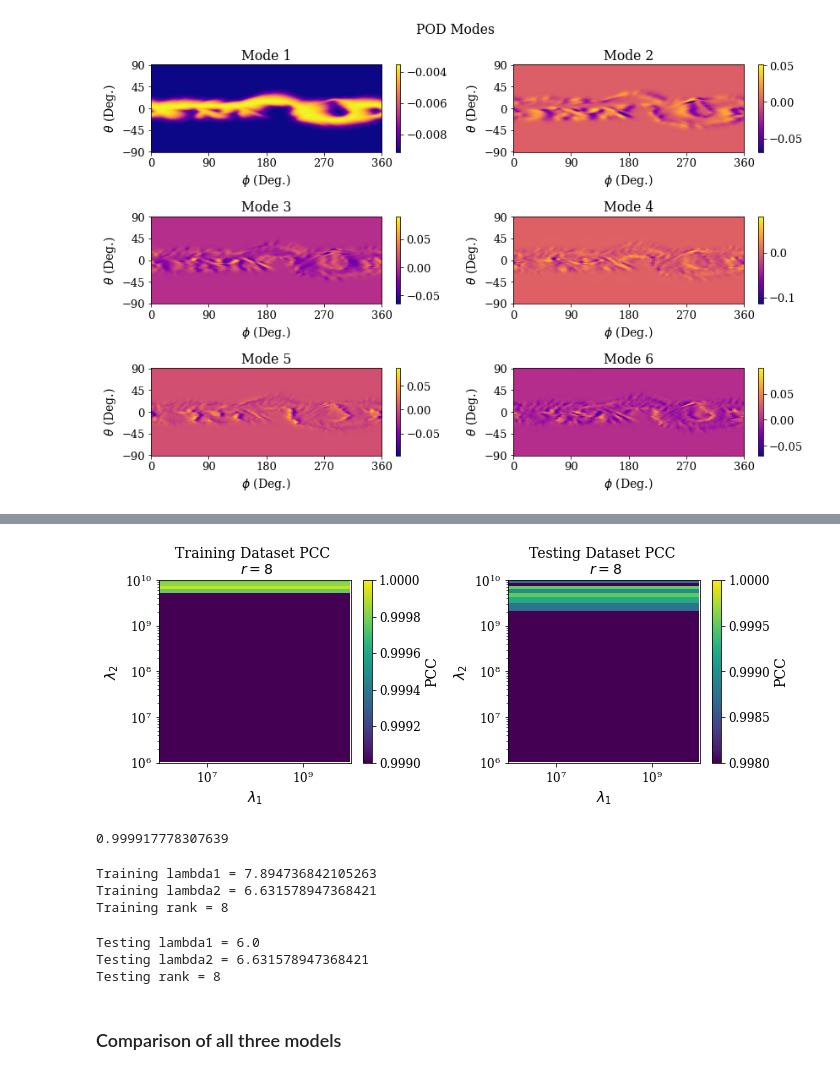
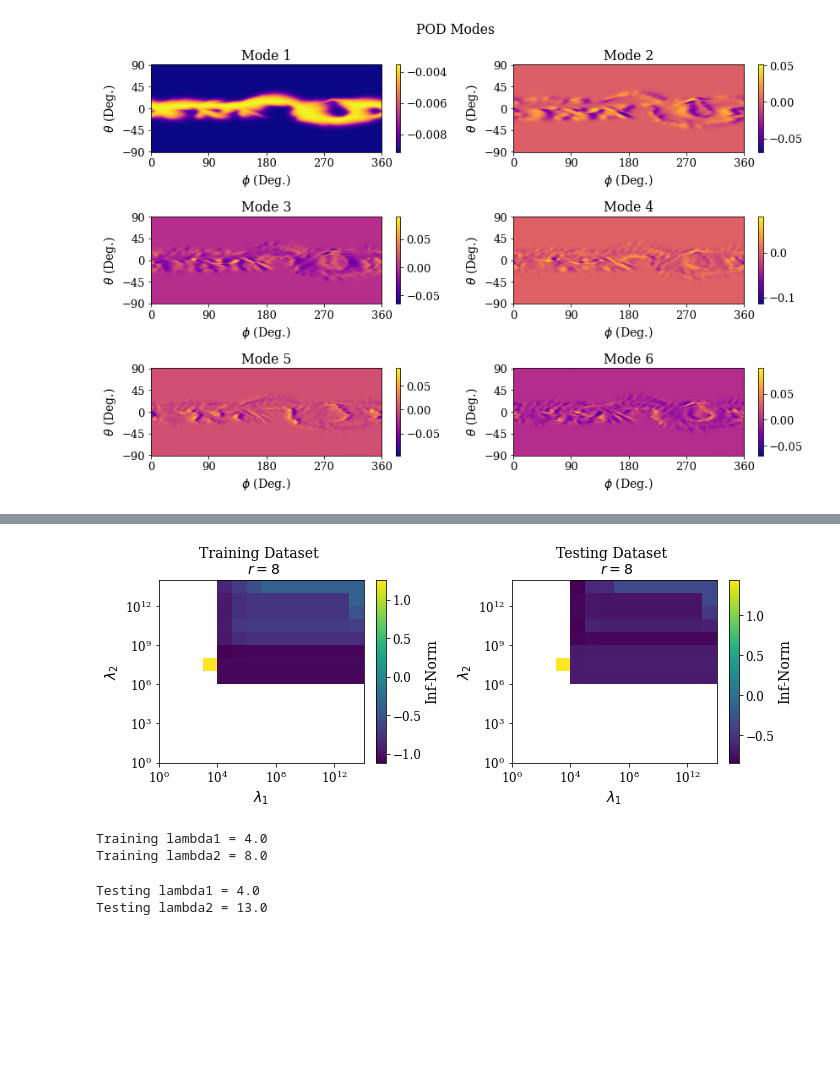
Before and after one commit to opaliss/Space-Weather-ROM, a Jupyter notebook: MHD/sOpInf-MHD-FullSun.ipynb, the cells around one changed output, grey strips where cells are left out. Drawn from its saved outputs; the diff is of its cells as text; code cells hidden in the pictures; blank space fills up the shorter version.

```diff
--- a/MHD/sOpInf-MHD-FullSun.ipynb
+++ b/MHD/sOpInf-MHD-FullSun.ipynb
@@ -495,2 +378,0 @@ X_ROM.shape
-# %%
-X_ROM = undo_flatten(X_ROM)
@@ -535,11 +393,0 @@ For more detail, we evaluate the $\ell^2$ error of the ROM output in time, compa
-# %%
-fig, ax = plt.subplots(figsize=(10, 5))
-for jj in range(len(r)):
-    pcc = stats.pearsonr(np.ndarray.flatten(V[:, :, jj]), np.ndarray.flatten(V_ROM[:, :, jj]))[0]
-    ax.scatter(r.to(u.AU).value[jj], pcc, c="b")
-_ = ax.axvline(r_train[-1].to(u.AU).value, c="k")
-_ = ax.set_xlabel("Heliocentric Distance (AU)")
-_ = ax.set_ylabel("PCC")
-_ = ax.set_title("Pearson Correlation Coefficient (PCC)")
-
-plt.savefig("figs/CR" + cr + "/A/pcc_shifted_operator_inference_mhd.png")
@@ -676,11 +393,0 @@ plot_slices_fig((V_ROM-V)/(V), title="ROM-Shifted CR" + cr + "\n" + str(model),
-# %%
-fig, ax = plt.subplots(figsize=(10, 5))
-for jj in range(len(r)):
-    pcc = stats.pearsonr(np.ndarray.flatten(V[:, :, jj]), np.ndarray.flatten(V_ROM[:, :, jj]))[0]
-    ax.scatter(r.to(u.AU).value[jj], pcc, c="b")
-_ = ax.axvline(r_train[-1].to(u.AU).value, c="k")
-_ = ax.set_xlabel("Heliocentric Distance (AU)")
-_ = ax.set_ylabel("PCC")
-_ = ax.set_title("Pearson Correlation Coefficient (PCC)")
-
-plt.savefig("figs/CR" + cr + "/H/pcc_shifted_operator_inference_mhd.png")
@@ -849,10 +397,10 @@ def regularizer(r, λ1, λ2, λ3=None):
 start = time.time()
 rank=8
 Vr, _ = roi.pre.pod_basis(flatten(X_train), r=rank) # Construct the reduced basis.
-Xdot = roi.pre.xdot(flatten(X_train), (r_train[1] - r_train[0]).value, order=6) # Calculate the right-hand side matrix.
+Xdot = roi.pre.xdot_nonuniform(flatten(X_train), r_train.value) # Calculate the right-hand side matrix.
 model = roi.InferredContinuousROM(modelform="cAH") # Define the model structure.
-model.fit(Vr, flatten(X_train), Xdot, P=regularizer(rank, 10**8, 10**9)) # Construct the ROM with Operator Inference.
-X_ROM = model.predict(flatten(X[:, :, 0]).reshape(len(p)*len(t)), r.value, method="BDF", max_step=(r_train[1] - r_train[0]).value) # Simulate the ROM.
+model.fit(Vr, flatten(X_train), Xdot, P=regularizer(rank, 10**(4), 10**(8))) # Construct the ROM with Operator Inference.
+X_ROM = model.predict(flatten(X[:, :, 0]).reshape(len(p)*len(t)), r.value, method="BDF") # Simulate the ROM.
 V_ROM = convert_from_x_to_v(undo_flatten(X_ROM))
 print("Seconds since epoch =", time.time() - start)
 # %% [output]
@@ -1028,60 +568,47 @@ for kk, coeff1 in enumerate(coeff1_array):
 # %%
 fig, ax = plt.subplots(ncols=2, figsize=(10, 4))
 
-pos1 = ax[0].imshow(training_error[:, :, 0].T, extent=[coeff1_array[0], coeff1_array[-1],
-                                          coeff2_array[0], coeff2_array[-1]], vmin=0.999, vmax=1, aspect="auto")
-
+pos1 = ax[0].pcolormesh(coeff1_array, coeff2_array, np.log10(training_error[:, :]).T)
 
 _ = ax[0].set_xlabel(r"$\lambda_{1}$", fontsize=14)
 _ = ax[0].set_ylabel(r"$\lambda_{2}$", fontsize=14)
-_ = ax[0].set_title("Training Dataset PCC \n $r = 8$", fontsize=14)
+_ = ax[0].set_title("Training Dataset \n $r = 8$", fontsize=14)
 _ = ax[0].tick_params(axis='both', which='major', labelsize=12)
 
 cbar = fig.colorbar(pos1, ax=ax[0])
-cbar.ax.set_ylabel('PCC', rotation=90, fontsize=14)
+cbar.ax.set_ylabel('Inf-Norm', rotation=90, fontsize=14)
 cbar.ax.tick_params(labelsize=12)
 
-pos2 = ax[1].imshow(testing_error[:, :, 0].T, extent=[coeff1_array[0], coeff1_array[-1],
-                                          coeff2_array[0], coeff2_array[-1]], vmin=0.998, vmax=1, aspect="auto")
+pos2 = ax[1].pcolormesh(coeff1_array, coeff2_array, np.log10(testing_error[:, :]).T)
 
 
 _ = ax[1].set_xlabel(r"$\lambda_{1}$", fontsize=14)
 _ = ax[1].set_ylabel(r"$\lambda_{2}$", fontsize=14)
-_ = ax[1].set_title("Testing Dataset PCC \n $r = 8$", fontsize=14)
+_ = ax[1].set_title("Testing Dataset \n $r = 8$", fontsize=14)
 _ = ax[1].tick_params(axis='both', which='major', labelsize=12)
 cbar = fig.colorbar(pos2, ax=ax[1])
-cbar.ax.set_ylabel('PCC', rotation=90, fontsize=14)
+cbar.ax.set_ylabel('Inf-Norm', rotation=90, fontsize=14)
 cbar.ax.tick_params(labelsize=12)
 
 ax[1].set_xscale("log")
 ax[0].set_xscale("log")
 ax[1].set_yscale("log")
 ax[0].set_yscale("log")
 
 plt.tight_layout()
 # %% [output]
-[figure, old version]
+[figure, new version]
-# %%
-np.max(training_error[:, :, 0])
-# %% [output]
-0.999917778307639
 # %%
-idx  = np.unravel_index(training_error[:, :, 0].argmax(), training_error[:, :, 0].shape)
-print("Training lambda1 =",  np.log10(coeff_array[idx[0]]))
-print("Training lambda2 =",  np.log10(coeff_array[idx[1]]))
-print("Training rank =",  rank_array[0])
+idx  = np.unravel_index(training_error.argmin(), training_error.shape)
+print("Training lambda1 =",  np.log10(coeff1_array[idx[0]]))
+print("Training lambda2 =",  np.log10(coeff2_array[idx[1]]))
 # %% [output]
-Training lambda1 = 7.894736842105263
-Training lambda2 = 6.631578947368421
-Training rank = 8
+Training lambda1 = 4.0
+Training lambda2 = 8.0
 # %%
-idx  = np.unravel_index(testing_error[:, :, 0].argmax(), testing_error[:, :, 0].shape)
-print("Testing lambda1 =",  np.log10(coeff_array[idx[0]]))
-print("Testing lambda2 =",  np.log10(coeff_array[idx[1]]))
-print("Testing rank =",  rank_array[0])
+idx  = np.unravel_index(testing_error.argmin(), testing_error.shape)
+print("Testing lambda1 =",  np.log10(coeff1_array[idx[0]]))
+print("Testing lambda2 =",  np.log10(coeff2_array[idx[1]]))
 # %% [output]
-Testing lambda1 = 6.0
-Testing lambda2 = 6.631578947368421
-Testing rank = 8
+Testing lambda1 = 4.0
+Testing lambda2 = 13.0
-# %% [markdown]
-### Comparison of all three models
```
Also changed, not shown: parts of 67 cells of this notebook, 48 other files.
